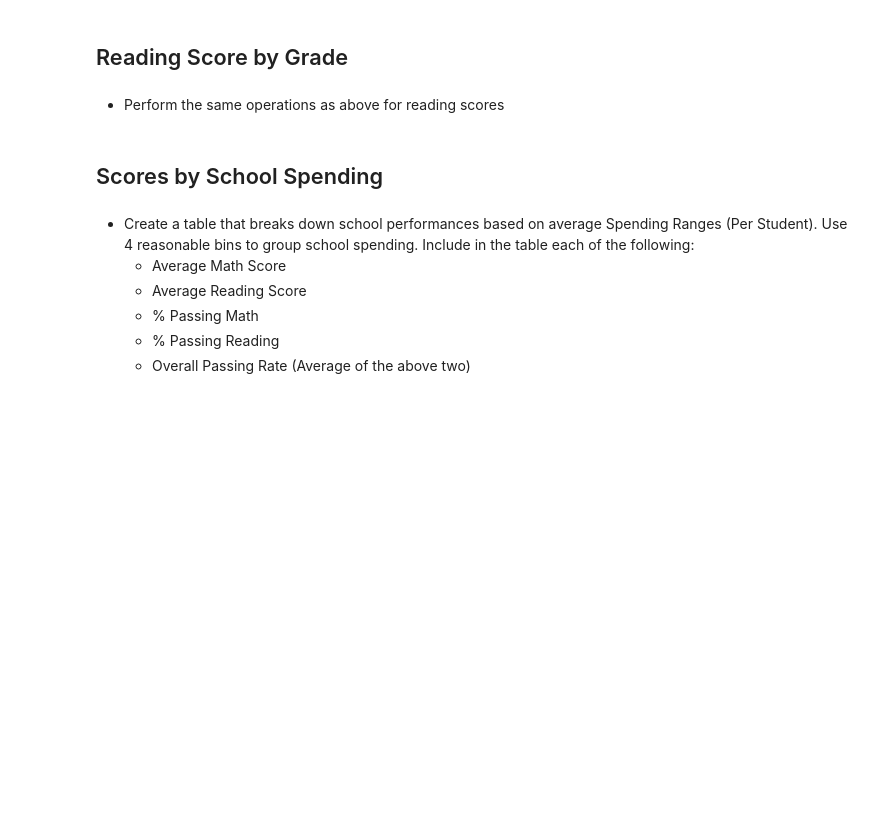
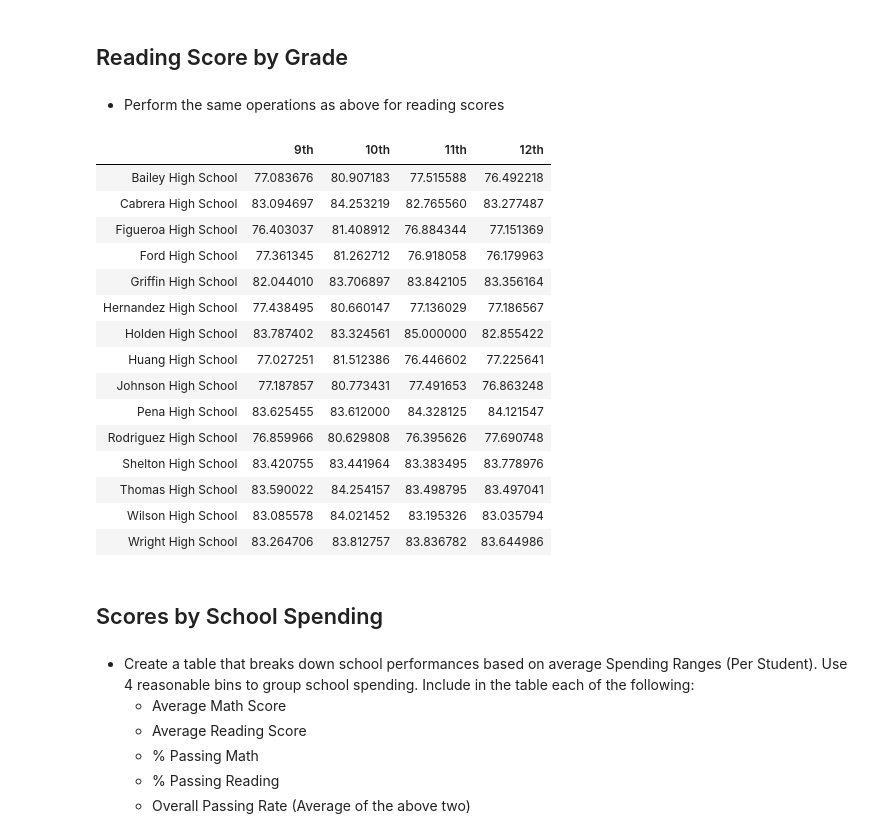
Before and after one commit to suealexa/pandas-challenge, a Jupyter notebook: Instructions/PyCitySchools/PyCitySchools_starter.ipynb, the cells around one changed output. Cells and saved outputs as stored; diff of their text form; code cells hidden in the pictures; blank space fills up the shorter version.

```diff
--- a/Instructions/PyCitySchools/PyCitySchools_starter.ipynb
+++ b/Instructions/PyCitySchools/PyCitySchools_starter.ipynb
@@ -408,3 +376,33 @@ merge_readers.merge
+# %%
+#Create dataframe
+math_by_grade = pd.DataFrame({"9th": ninth_graders_scores,
+                              "10th": tenth_graders_scores,
+                              "11th": eleventh_graders_scores,
+                              "12th": twelfth_graders_scores})
+
+# Merge series
+math_by_grade = math_by_grade [["9th", "10th", "11th", "12th"]]
+math_by_grade.index.name = None
+
+#Print data frame
+math_by_grade
+# %% [output]
+|  | 9th | 10th | 11th | 12th |
+| Bailey High School | 77.083676 | 80.907183 | 77.515588 | 76.492218 |
+| Cabrera High School | 83.094697 | 84.253219 | 82.765560 | 83.277487 |
+| Figueroa High School | 76.403037 | 81.408912 | 76.884344 | 77.151369 |
+| Ford High School | 77.361345 | 81.262712 | 76.918058 | 76.179963 |
+| Griffin High School | 82.044010 | 83.706897 | 83.842105 | 83.356164 |
+| Hernandez High School | 77.438495 | 80.660147 | 77.136029 | 77.186567 |
+| Holden High School | 83.787402 | 83.324561 | 85.000000 | 82.855422 |
+| Huang High School | 77.027251 | 81.512386 | 76.446602 | 77.225641 |
+| Johnson High School | 77.187857 | 80.773431 | 77.491653 | 76.863248 |
+| Pena High School | 83.625455 | 83.612000 | 84.328125 | 84.121547 |
+| Rodriguez High School | 76.859966 | 80.629808 | 76.395626 | 77.690748 |
+| Shelton High School | 83.420755 | 83.441964 | 83.383495 | 83.778976 |
+| Thomas High School | 83.590022 | 84.254157 | 83.498795 | 83.497041 |
+| Wilson High School | 83.085578 | 84.021452 | 83.195326 | 83.035794 |
+| Wright High School | 83.264706 | 83.812757 | 83.836782 | 83.644986 |
 # %% [markdown]
 ## Scores by School Spending
 # %% [markdown]
```
Also changed, not shown: parts of 26 cells of this notebook.
